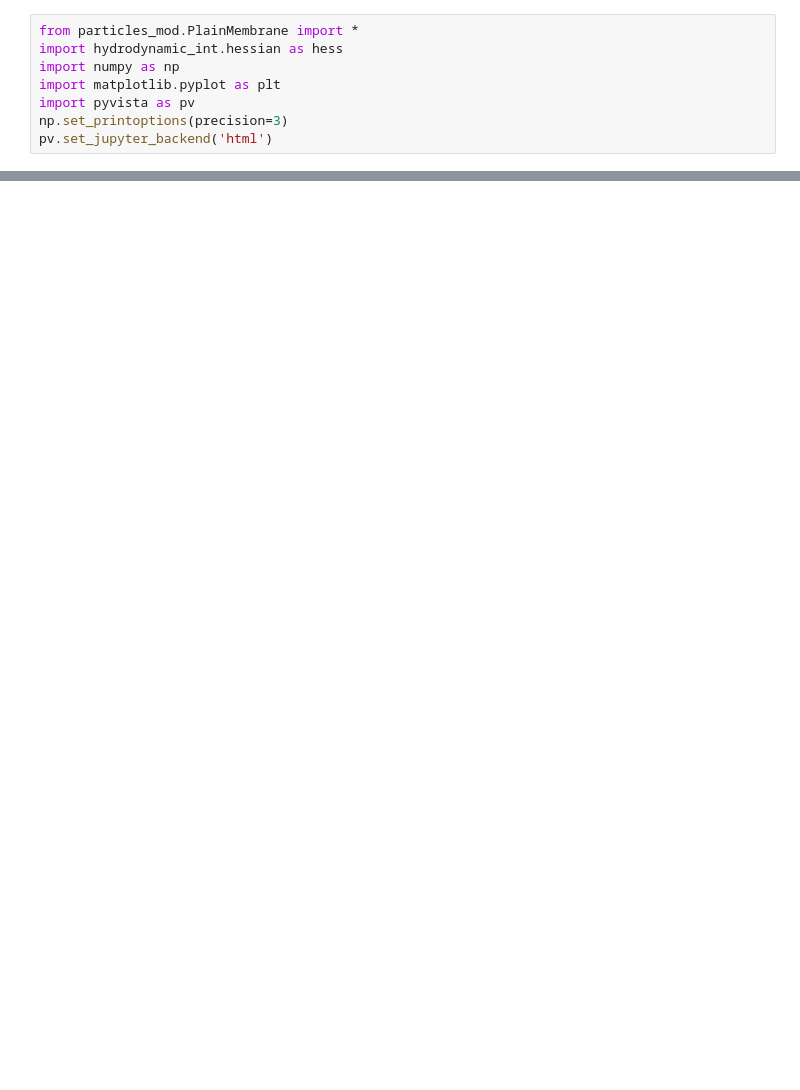
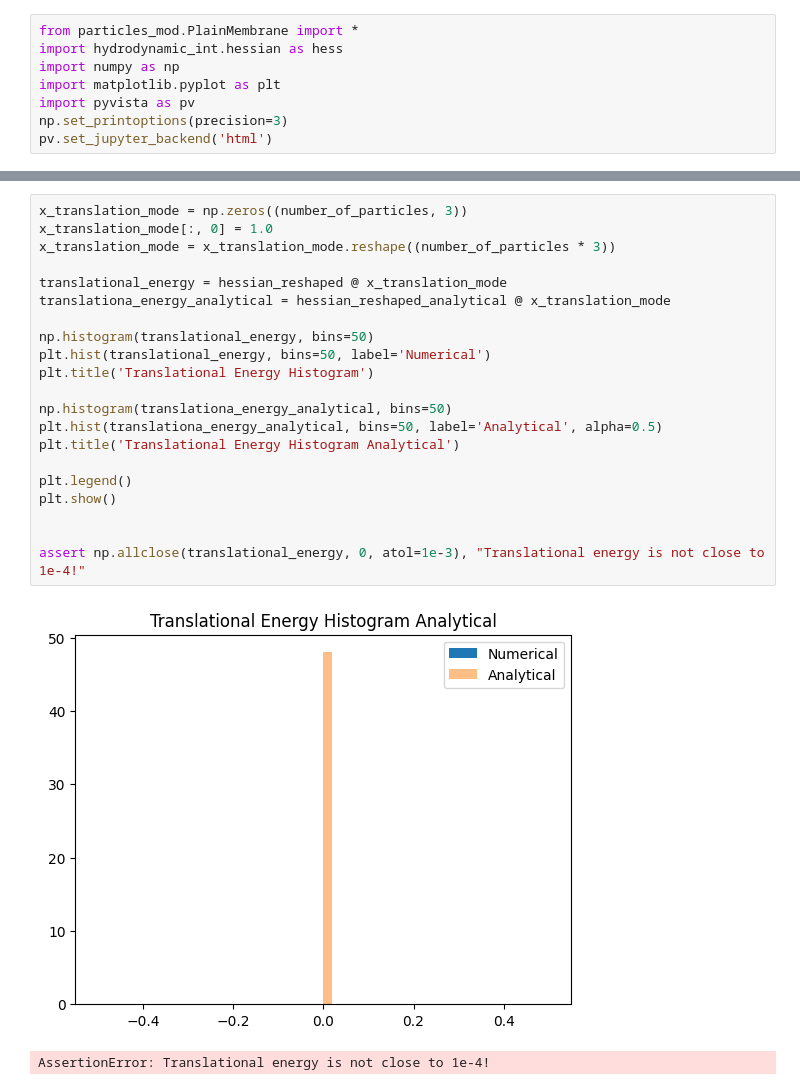
Before and after one commit to JJkrokoder/hydrodynamic_int, a Jupyter notebook: examples/plain_memb_diag/PM_modes.ipynb, the cells around one changed output, grey strips where cells are left out. Drawn from its saved outputs; the diff is of its cells as text; blank space fills up the shorter version.

```diff
--- a/examples/plain_memb_diag/PM_modes.ipynb
+++ b/examples/plain_memb_diag/PM_modes.ipynb
@@ -213,3 +246,27 @@ graph_positions(positions, title="Particle Positions")
+# %%
+x_translation_mode = np.zeros((number_of_particles, 3))
+x_translation_mode[:, 0] = 1.0
+x_translation_mode = x_translation_mode.reshape((number_of_particles * 3))
+
+translational_energy = hessian_reshaped @ x_translation_mode
+translationa_energy_analytical = hessian_reshaped_analytical @ x_translation_mode
+
+np.histogram(translational_energy, bins=50)
+plt.hist(translational_energy, bins=50, label='Numerical')
+plt.title('Translational Energy Histogram')
+
+np.histogram(translationa_energy_analytical, bins=50)
+plt.hist(translationa_energy_analytical, bins=50, label='Analytical', alpha=0.5)
+plt.title('Translational Energy Histogram Analytical')
+
+plt.legend()
+plt.show()
+
+
+assert np.allclose(translational_energy, 0, atol=1e-3), "Translational energy is not close to 1e-4!"
+# %% [output]
+[figure, added]
+AssertionError: Translational energy is not close to 1e-4!
 # %%
 eigenvalues, eigenvectors, hessian_reshaped, eigenvectors_reshaped = hess.diagonalize_hessian(hessian)
 eigenvalues_analytical, eigenvectors_analytical, hessian_reshaped_analytical, eigenvectors_reshaped_analytical = hess.diagonalize_hessian(hessian_analytical)
```
Also changed, not shown: parts of 11 cells of this notebook, 10 other files.
